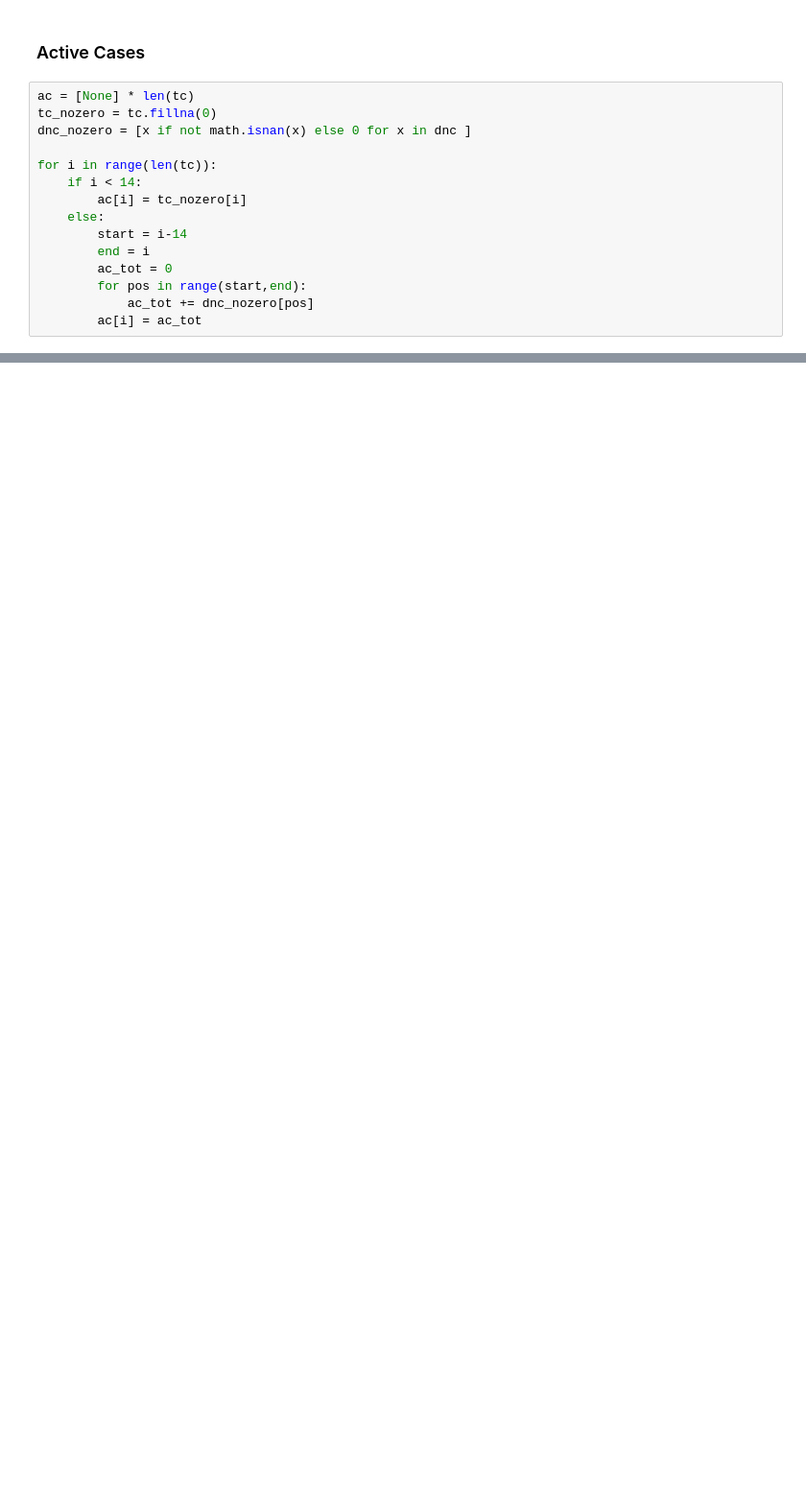
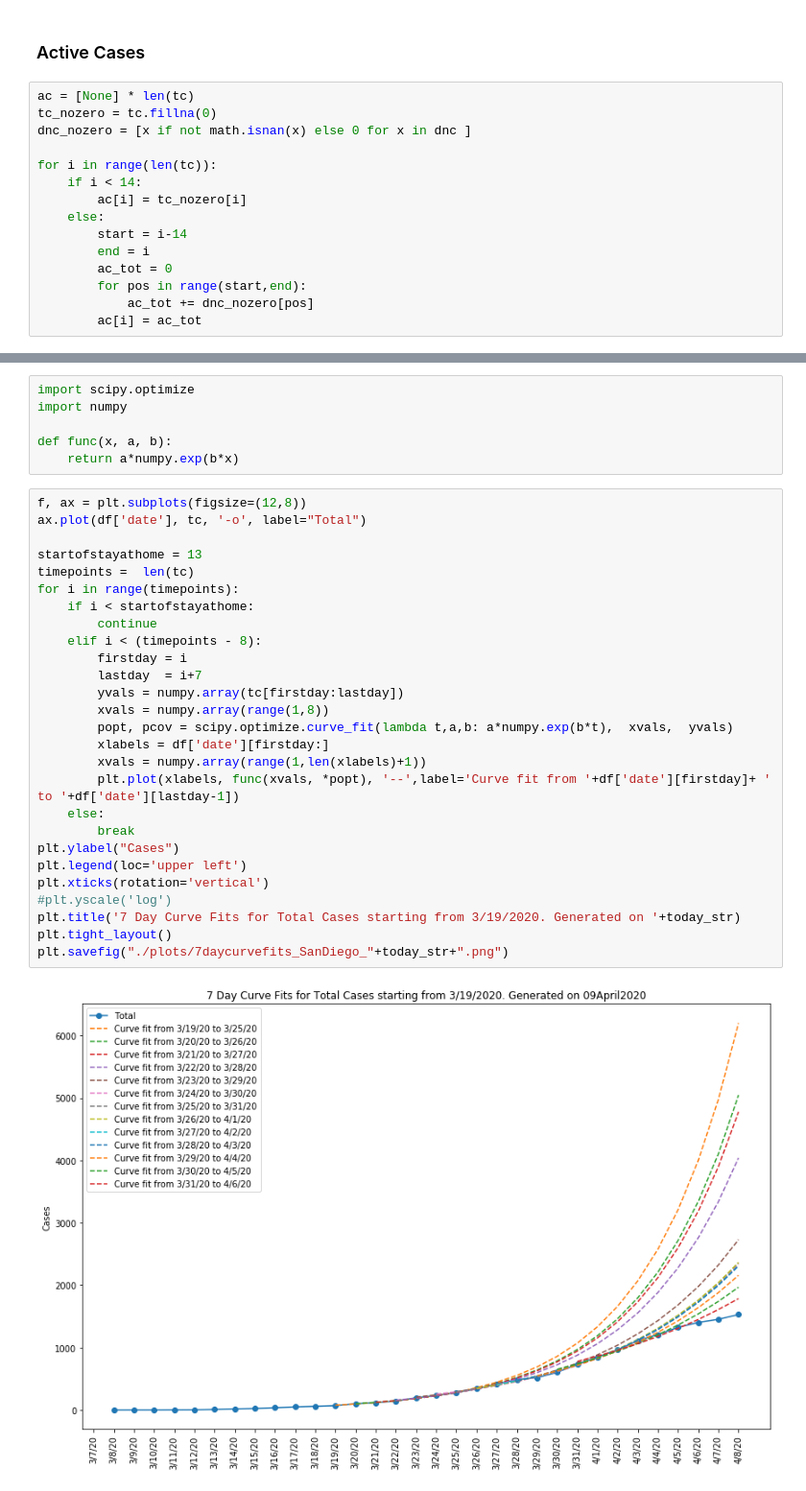
Before and after one commit to menis/sd_covid, a Jupyter notebook: sd_covid_analysis.ipynb, the cells around one changed output, grey strips where cells are left out. Shown at 96% size. Saved outputs shown, nothing was run; the diff lists cells and outputs as text; blank space fills up the shorter version.

```diff
--- a/sd_covid_analysis.ipynb
+++ b/sd_covid_analysis.ipynb
@@ -263,0 +264,35 @@ plt.savefig("./plots/totalvsactive_SanDiego_"+today_str+".png")
+# %%
+import scipy.optimize
+import numpy
+
+def func(x, a, b):
+    return a*numpy.exp(b*x)
+# %%
+f, ax = plt.subplots(figsize=(12,8))
+ax.plot(df['date'], tc, '-o', label="Total")
+
+startofstayathome = 13
+timepoints =  len(tc)
+for i in range(timepoints):
+    if i < startofstayathome:
+        continue
+    elif i < (timepoints - 8):
+        firstday = i
+        lastday  = i+7
+        yvals = numpy.array(tc[firstday:lastday])
+        xvals = numpy.array(range(1,8))
+        popt, pcov = scipy.optimize.curve_fit(lambda t,a,b: a*numpy.exp(b*t),  xvals,  yvals)
+        xlabels = df['date'][firstday:]
+        xvals = numpy.array(range(1,len(xlabels)+1))
+        plt.plot(xlabels, func(xvals, *popt), '--',label='Curve fit from '+df['date'][firstday]+ ' to '+df['date'][lastday-1])
+    else:
+        break
+plt.ylabel("Cases")
+plt.legend(loc='upper left')
+plt.xticks(rotation='vertical')
+#plt.yscale('log')
+plt.title('7 Day Curve Fits for Total Cases starting from 3/19/2020. Generated on '+today_str)
+plt.tight_layout()
+plt.savefig("./plots/7daycurvefits_SanDiego_"+today_str+".png")
+# %% [output]
+[figure, added]
```
Also changed, not shown: parts of 9 cells of this notebook, 21 other files.
